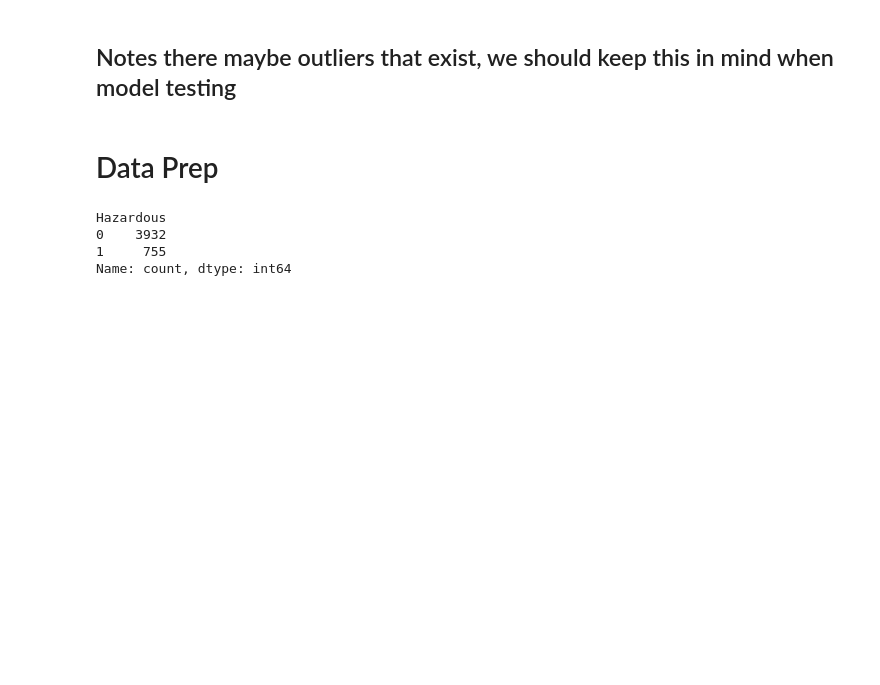
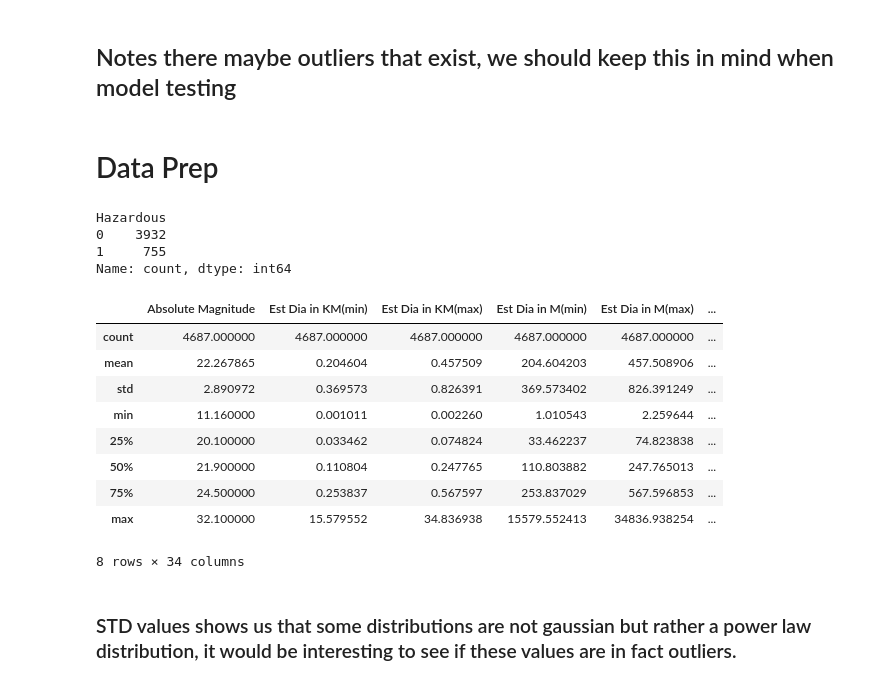
Before and after one commit to MaukanMir/NASA-Asteroid-Classification, a Jupyter notebook: training.ipynb, the cells around one changed output. Cells and saved outputs as stored; diff of their text form; code cells hidden in the pictures; blank space fills up the shorter version.

```diff
--- a/training.ipynb
+++ b/training.ipynb
@@ -219,3 +219,18 @@ Hazardous
 0    3932
 1     755
 Name: count, dtype: int64
+# %%
+df.describe()
+# %% [output]
+|  | Absolute Magnitude | Est Dia in KM(min) | Est Dia in KM(max) | Est Dia in M(min) | Est Dia in M(max) | ... |
+| count | 4687.000000 | 4687.000000 | 4687.000000 | 4687.000000 | 4687.000000 | ... |
+| mean | 22.267865 | 0.204604 | 0.457509 | 204.604203 | 457.508906 | ... |
+| std | 2.890972 | 0.369573 | 0.826391 | 369.573402 | 826.391249 | ... |
+| min | 11.160000 | 0.001011 | 0.002260 | 1.010543 | 2.259644 | ... |
+| 25% | 20.100000 | 0.033462 | 0.074824 | 33.462237 | 74.823838 | ... |
+| 50% | 21.900000 | 0.110804 | 0.247765 | 110.803882 | 247.765013 | ... |
+| 75% | 24.500000 | 0.253837 | 0.567597 | 253.837029 | 567.596853 | ... |
+| max | 32.100000 | 15.579552 | 34.836938 | 15579.552413 | 34836.938254 | ... |
+8 rows × 34 columns
+# %% [markdown]
+### STD values shows us that some distributions are not gaussian but rather a power law distribution, it would be interesting to see if these values are in fact outliers.
```
